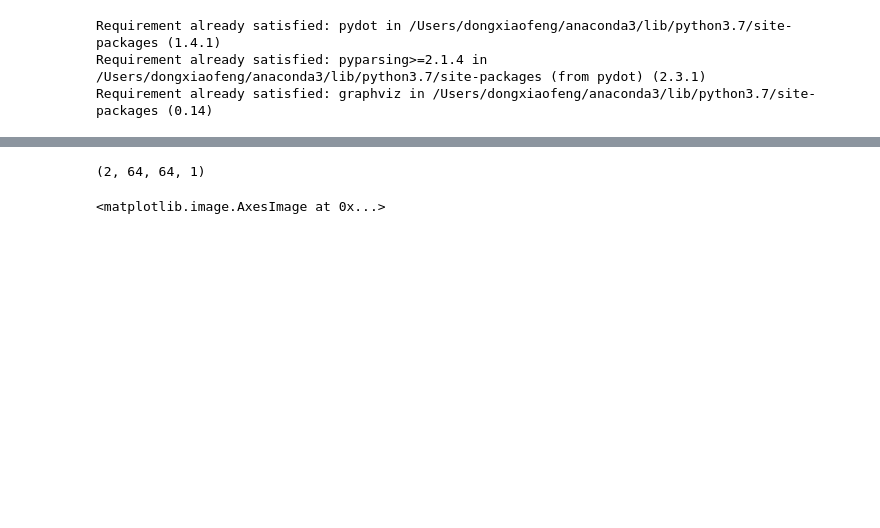
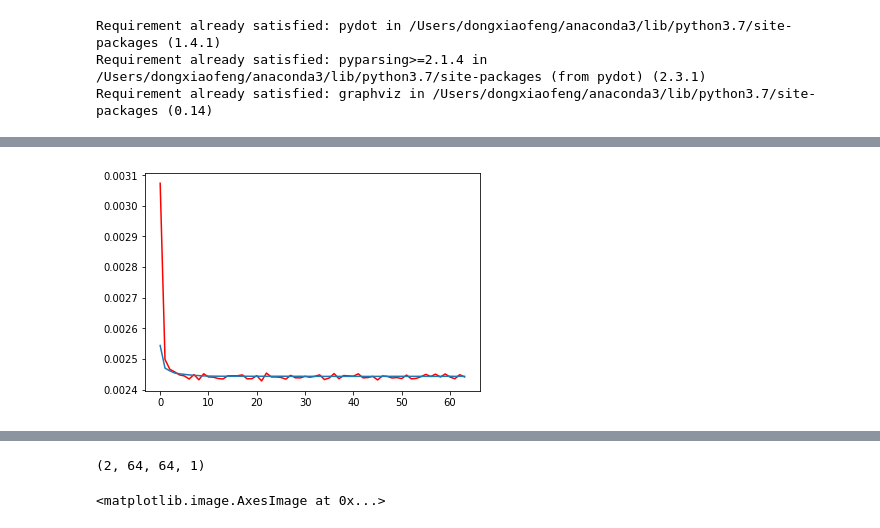
Before and after one commit to ArgonneCPAC/StatMLmeet, a Jupyter notebook: zeldo/notebooks/VAE-copy 3 (modify).ipynb, the cells around one changed output, grey strips where cells are left out. Saved outputs shown, nothing was run; the diff lists cells and outputs as text; code cells hidden in the pictures; blank space fills up the shorter version.

```diff
--- a/zeldo/notebooks/VAE-copy 3 (modify).ipynb
+++ b/zeldo/notebooks/VAE-copy 3 (modify).ipynb
@@ -290,25 +286,26 @@ if mode == 'train':
 # %%
+## mode = 'train'
 if mode == 'train':
 ##        checkpoint = ModelCheckpoint(weights_filepath, monitor='val_loss', verbose=1, save_best_only=True, mode='min',save_weights_only=True)
-        earlystopping = EarlyStopping(monitor='val_loss', min_delta=0, patience=20, verbose=0, mode='auto', baseline=None, restore_best_weights=False)
+        earlystopping = EarlyStopping(monitor='val_loss', min_delta=0, patience=20, verbose=1, mode='auto', baseline=None, restore_best_weights=False)
         callbacks_list = earlystopping ##
 ##        callbacks_list = [checkpoint,earlystopping]
         train_history = model.fit(x=swe_train_data, y=swe_train_data, epochs=num_epochs, batch_size=batch_size, callbacks=callbacks_list, validation_split=0.1)
-
+        model.save_weights('vae_mod')
         # model.load_weights(weights_filepath)
 
         # Encode the training data to generate time-series information
-        encoded_t = K.eval(encoder(swe_train[:,:,:,:].astype('float32')))[0].numpy()
-        encoded_v = K.eval(encoder(swe_valid[:,:,:,:].astype('float32')))[0].numpy()
+    ##   encoded_t = K.eval(encoder(swe_train[:,:,:,:].astype('float32')))[0].numpy()
+    ##    encoded_v = K.eval(encoder(swe_valid[:,:,:,:].astype('float32')))[0].numpy()
 
-        encoded_t = encoded_t.reshape(900,num_latent)
-        encoded_v = encoded_v.reshape(100,num_latent)
+    ##    encoded_t = encoded_t.reshape(900,num_latent)
+    ##    encoded_v = encoded_v.reshape(100,num_latent)
 
-        plt.figure()
-        plt.plot(encoded_t[0:10,0],label='Dimension 1')
-        plt.plot(encoded_t[0:10,1],label='Dimension 2')
-        plt.legend()
-        plt.show()
+##        plt.figure()
+##        plt.plot(encoded_t[0:10,0],label='Dimension 1')
+##        plt.plot(encoded_t[0:10,1],label='Dimension 2')
+##        plt.legend()
+##        plt.show()
 
-        encoded = np.concatenate((encoded_t,encoded_v),axis=0)
-        np.save('VAE_Coefficient_Training_Data.npy',encoded)
+##        encoded = np.concatenate((encoded_t,encoded_v),axis=0)
+##        np.save('VAE_Coefficient_Training_Data.npy',encoded)
@@ -315,5 +330,7 @@ if mode == 'train':
 # %%
 if mode == 'train':
      fig1 = plt.figure()
-     plt.plot(hist.history['loss'],'r')
-     plt.plot(hist.history['val_loss'])
+     plt.plot(train_history.history['loss'],'r')
+     plt.plot(train_history.history['val_loss'])
+# %% [output]
+[figure, added]
```
Also changed, not shown: parts of 14 cells of this notebook.
